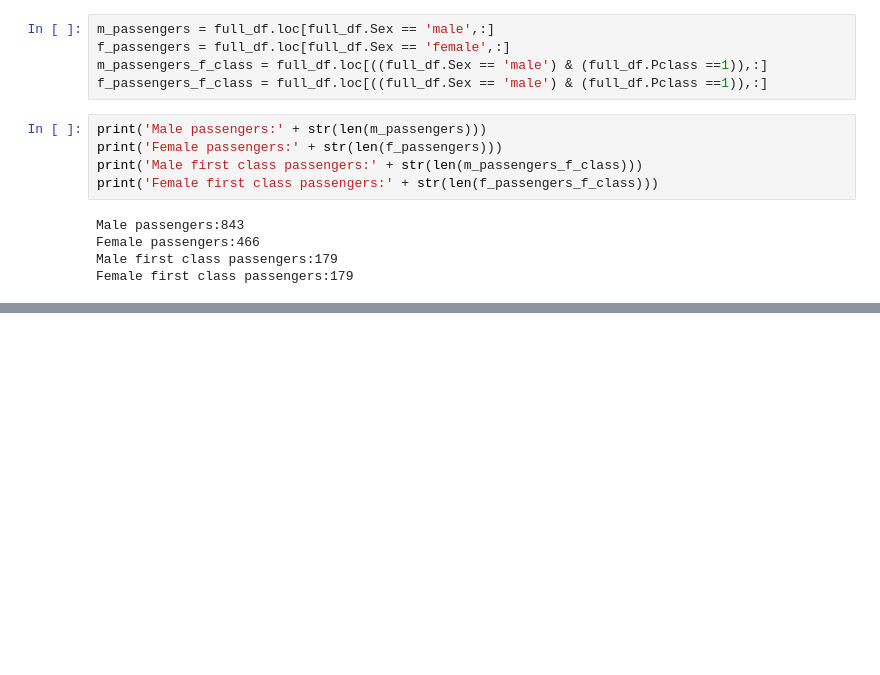
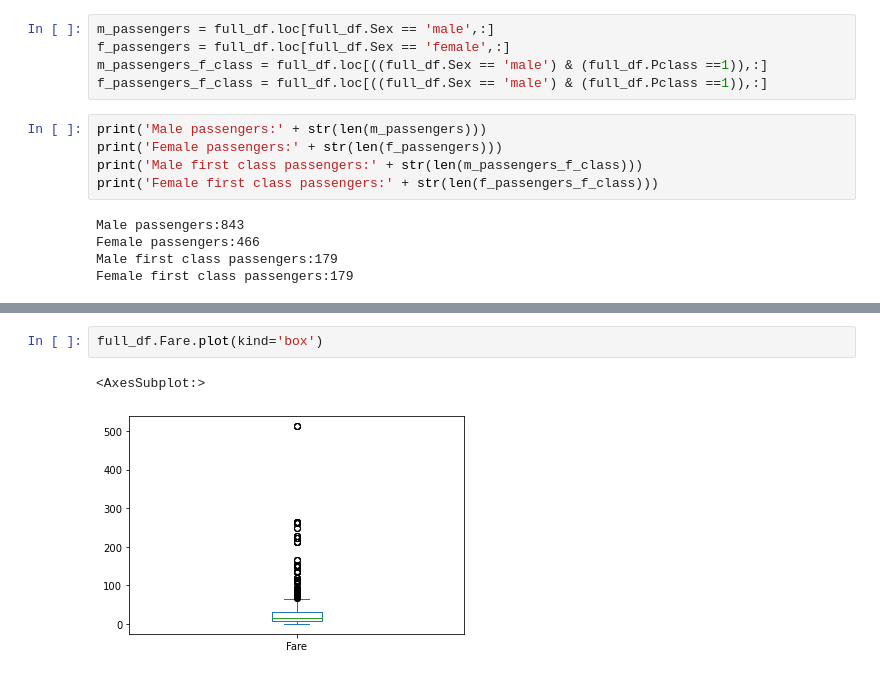
Before and after one commit to Hariru4/titanic_challenge, a Jupyter notebook: Notebooks/1.0_data_exploration.ipynb, the cells around one changed output, grey strips where cells are left out. Saved outputs shown, nothing was run; the diff lists cells and outputs as text; blank space fills up the shorter version.

```diff
--- a/Notebooks/1.0_data_exploration.ipynb
+++ b/Notebooks/1.0_data_exploration.ipynb
@@ -100,0 +137,5 @@ Female first class passengers:179
+# %%
+full_df.Fare.plot(kind='box')
+# %% [output]
+<AxesSubplot:>
+[figure, added]
```
Also changed, not shown: parts of 19 cells of this notebook.
